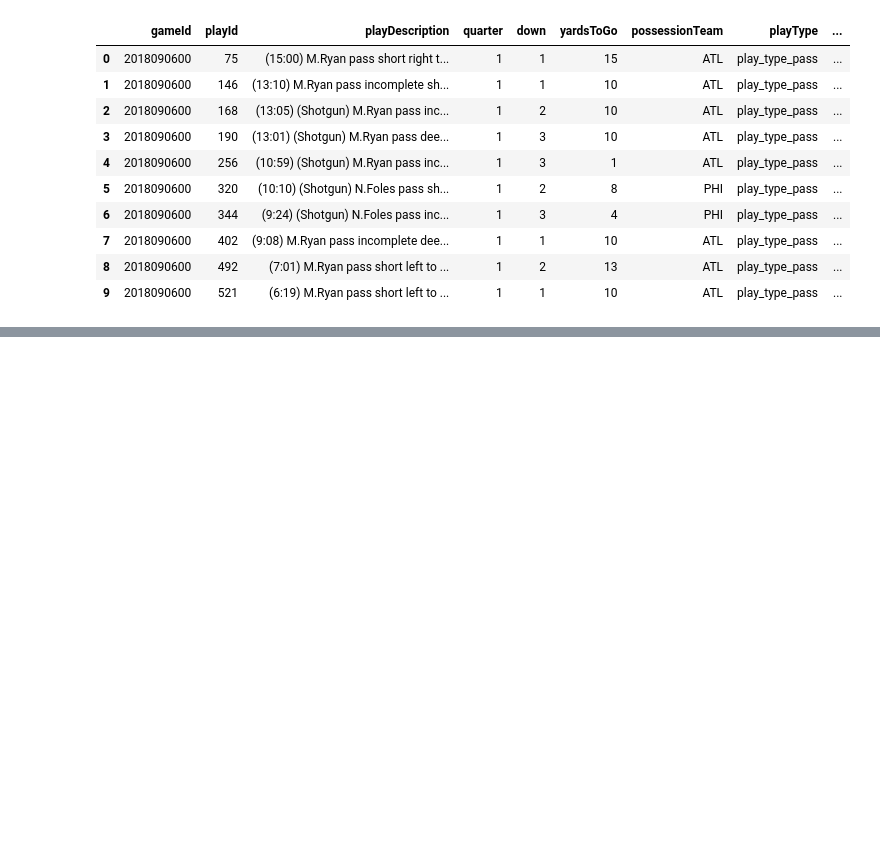
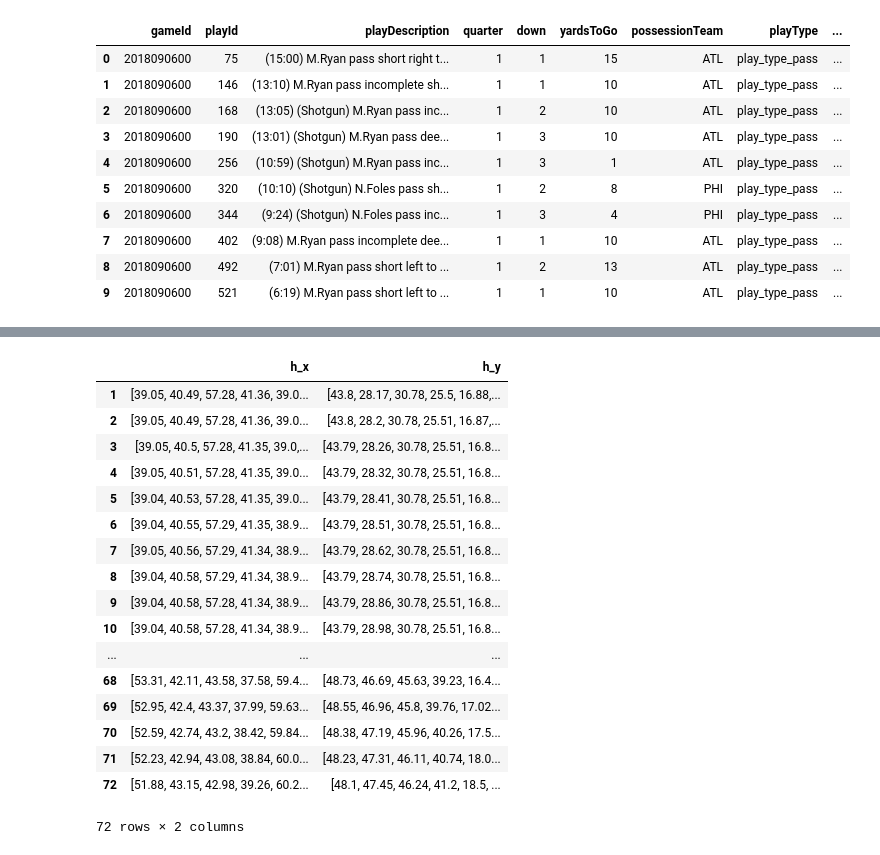
Before and after one commit to sidthakur08/nfl-big-data-bowl-2021, a Jupyter notebook: general.ipynb, the cells around one changed output, grey strips where cells are left out. Saved outputs shown, nothing was run; the diff lists cells and outputs as text; code cells hidden in the pictures; blank space fills up the shorter version.

```diff
--- a/general.ipynb
+++ b/general.ipynb
@@ -64,0 +147,21 @@ def animate_play(home_coord,away_coord,football_coord,plays):
+# %%
+home_coord_play1
+# %% [output]
+|  | h_x | h_y |
+| 1 | [39.05, 40.49, 57.28, 41.36, 39.0... | [43.8, 28.17, 30.78, 25.5, 16.88,... |
+| 2 | [39.05, 40.49, 57.28, 41.36, 39.0... | [43.8, 28.2, 30.78, 25.51, 16.87,... |
+| 3 | [39.05, 40.5, 57.28, 41.35, 39.0,... | [43.79, 28.26, 30.78, 25.51, 16.8... |
+| 4 | [39.05, 40.51, 57.28, 41.35, 39.0... | [43.79, 28.32, 30.78, 25.51, 16.8... |
+| 5 | [39.04, 40.53, 57.28, 41.35, 39.0... | [43.79, 28.41, 30.78, 25.51, 16.8... |
+| 6 | [39.04, 40.55, 57.29, 41.35, 38.9... | [43.79, 28.51, 30.78, 25.51, 16.8... |
+| 7 | [39.05, 40.56, 57.29, 41.34, 38.9... | [43.79, 28.62, 30.78, 25.51, 16.8... |
+| 8 | [39.04, 40.58, 57.29, 41.34, 38.9... | [43.79, 28.74, 30.78, 25.51, 16.8... |
+| 9 | [39.04, 40.58, 57.28, 41.34, 38.9... | [43.79, 28.86, 30.78, 25.51, 16.8... |
+| 10 | [39.04, 40.58, 57.28, 41.34, 38.9... | [43.79, 28.98, 30.78, 25.51, 16.8... |
+| ... | ... | ... |
+| 68 | [53.31, 42.11, 43.58, 37.58, 59.4... | [48.73, 46.69, 45.63, 39.23, 16.4... |
+| 69 | [52.95, 42.4, 43.37, 37.99, 59.63... | [48.55, 46.96, 45.8, 39.76, 17.02... |
+| 70 | [52.59, 42.74, 43.2, 38.42, 59.84... | [48.38, 47.19, 45.96, 40.26, 17.5... |
+| 71 | [52.23, 42.94, 43.08, 38.84, 60.0... | [48.23, 47.31, 46.11, 40.74, 18.0... |
+| 72 | [51.88, 43.15, 42.98, 39.26, 60.2... | [48.1, 47.45, 46.24, 41.2, 18.5, ... |
+72 rows × 2 columns
```
Also changed, not shown: parts of 19 cells of this notebook, 3 other files.
